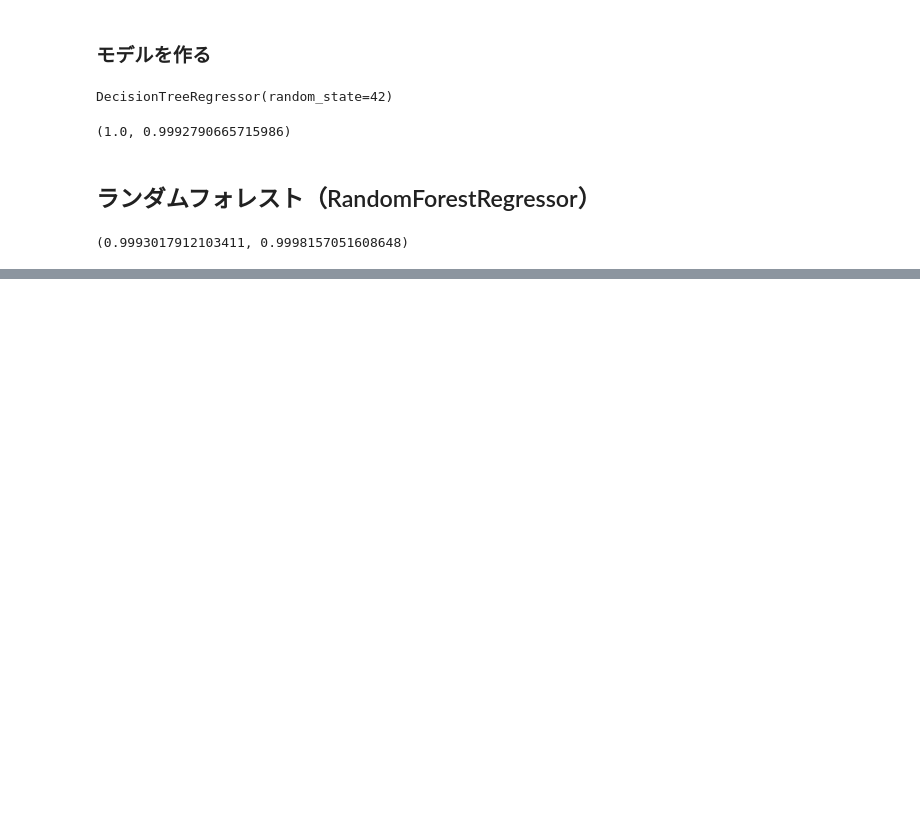
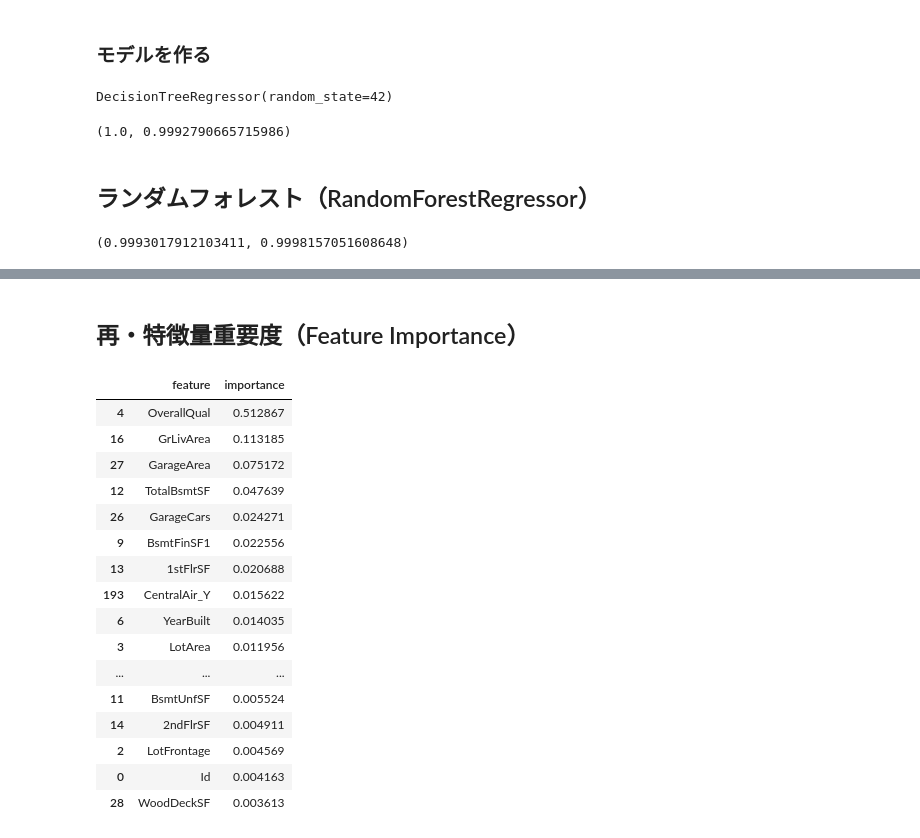
Before and after one commit to tsuzuki-privateDev/data-analysis-notebooks, a Jupyter notebook: house_prices_data.ipynb, the cells around one changed output, grey strips where cells are left out. Saved outputs shown, nothing was run; the diff lists cells and outputs as text; code cells hidden in the pictures; blank space fills up the shorter version.

```diff
--- a/house_prices_data.ipynb
+++ b/house_prices_data.ipynb
@@ -489,0 +532,3 @@ train_score_rf, test_score_rf
+# %%
+x = df_dummy.drop(['SalePrice', 'SalePrice_log'], axis=1)
+y = df_dummy['SalePrice_log']
@@ -489,0 +537,6 @@ train_score_rf, test_score_rf
+# %%
+from sklearn.model_selection import train_test_split
+
+x_train, x_test, y_train,  y_test = train_test_split(
+    x, y, test_size=0.2, random_state=42
+)
@@ -489,0 +562,30 @@ train_score_rf, test_score_rf
+# %% [markdown]
+## 再・特徴量重要度（Feature Importance）
+# %%
+feature_names = x_train.columns
+importances = rf_model.feature_importances_
+
+fi = pd.DataFrame({
+    'feature': feature_names,
+    'importance': importances
+}).sort_values('importance', ascending=False)
+
+fi.head(20)
+# %% [output]
+|  | feature | importance |
+| 4 | OverallQual | 0.512867 |
+| 16 | GrLivArea | 0.113185 |
+| 27 | GarageArea | 0.075172 |
+| 12 | TotalBsmtSF | 0.047639 |
+| 26 | GarageCars | 0.024271 |
+| 9 | BsmtFinSF1 | 0.022556 |
+| 13 | 1stFlrSF | 0.020688 |
+| 193 | CentralAir_Y | 0.015622 |
+| 6 | YearBuilt | 0.014035 |
+| 3 | LotArea | 0.011956 |
+| ... | ... | ... |
+| 11 | BsmtUnfSF | 0.005524 |
+| 14 | 2ndFlrSF | 0.004911 |
+| 2 | LotFrontage | 0.004569 |
+| 0 | Id | 0.004163 |
+| 28 | WoodDeckSF | 0.003613 |
```
Also changed, not shown: parts of 8 cells of this notebook.
